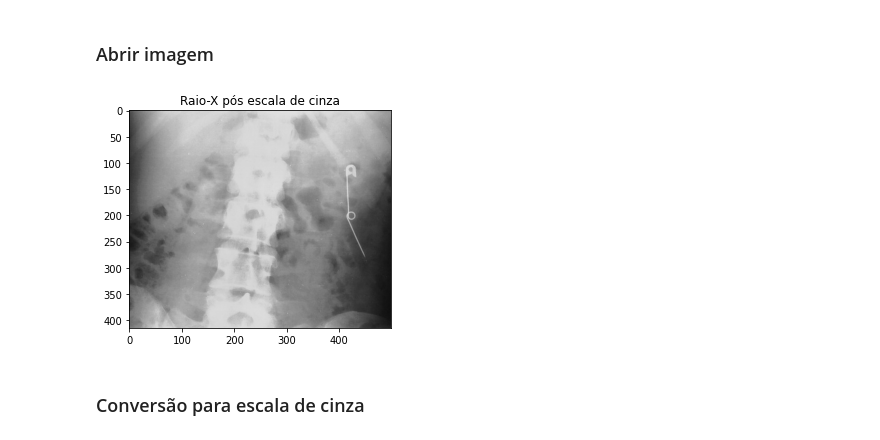
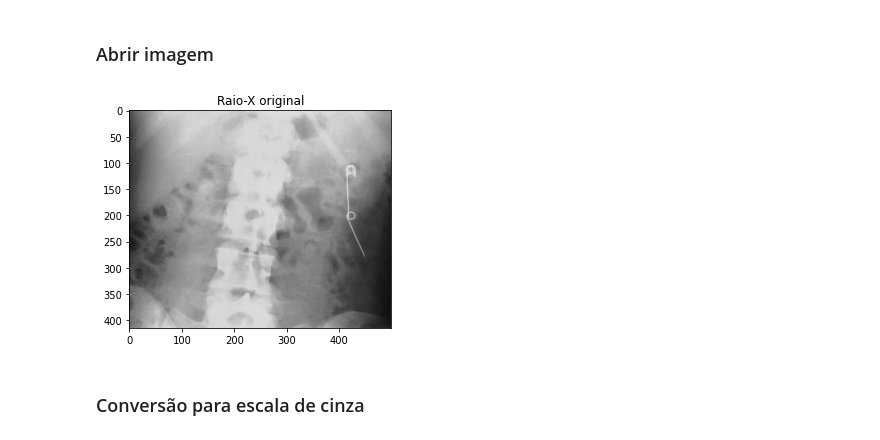
Before and after one commit to Luiz-Cordeiro/Projeto_Processamento_CG, a Jupyter notebook: ProjetoCG.ipynb, the cells around one changed output. Cells and saved outputs as stored; diff of their text form; code cells hidden in the pictures.

```diff
--- a/ProjetoCG.ipynb
+++ b/ProjetoCG.ipynb
@@ -10,14 +10,14 @@ import numpy as np
 # %%
 def loadImage(image: str):
     image = cv2.imread(image, cv2.IMREAD_COLOR) ## CHAVE ALTO CONSTRASTE
     return image
 
 loadedImage = loadImage("rx_1.png")
 plt.imshow(loadedImage)
-plt.title("Raio-X pós escala de cinza")
+plt.title("Raio-X original")
 plt.show()
 # %% [output]
-[figure, old version]
+[figure, new version]
 # %% [markdown]
 ### Conversão para escala de cinza
 # %%
```
Also changed, not shown: parts of 1 cell of this notebook, 19 other files.
